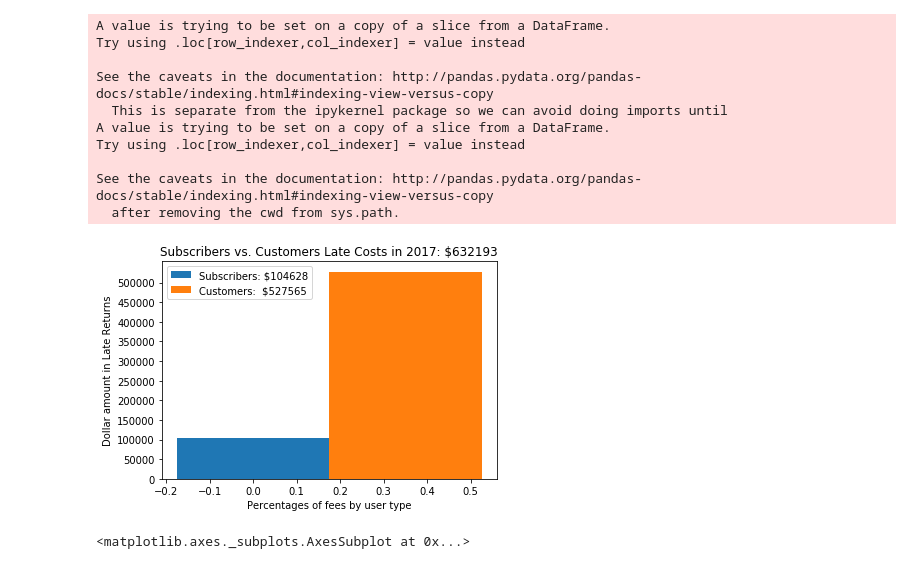
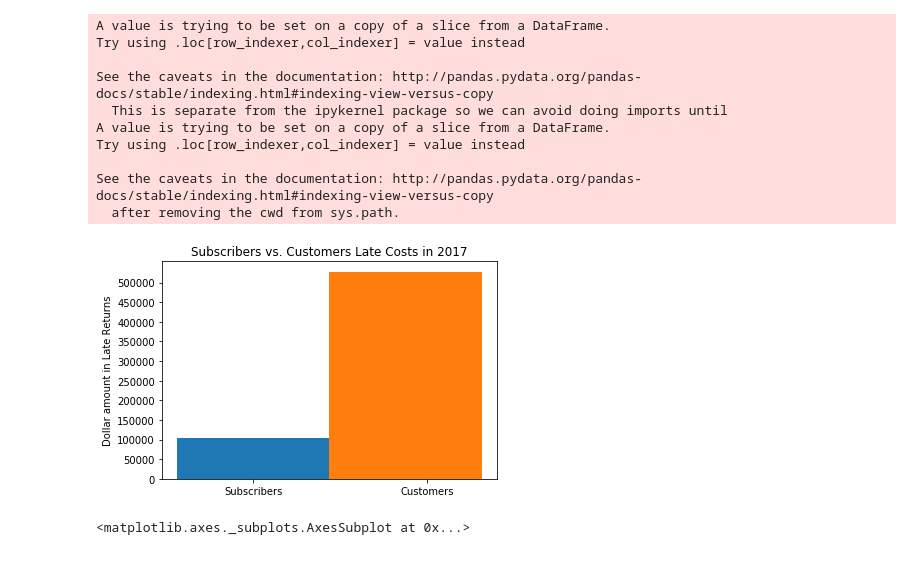
Before and after one commit to jarango-math/fordgo_bike_project, a Jupyter notebook: fundamental_capstone_project.ipynb, the cells around one changed output. Saved outputs shown, nothing was run; the diff lists cells and outputs as text; code cells hidden in the pictures.

```diff
--- a/fundamental_capstone_project.ipynb
+++ b/fundamental_capstone_project.ipynb
@@ -85,33 +81,32 @@ See the caveats in the documentation: http://pandas.pydata.org/pandas-docs/stabl
 # %%
 non_sub_late_income=non_sub_late[['user_type','duration_sec']].groupby('user_type').sum()
 sub_late_income=sub_late[['user_type','duration_sec']].groupby('user_type').sum()
 #divide by 60 to obtain minutes
 non_sub_late_income['duration_sec']=non_sub_late_income['duration_sec']/60
 sub_late_income['duration_sec']=sub_late_income['duration_sec']/60
 #divide by 15 to see the total increments that they went over
 non_sub_late_income['duration_sec']=math.ceil(non_sub_late_income['duration_sec']/15)
 sub_late_income['duration_sec']=math.ceil(sub_late_income['duration_sec']/15)
 # multiply by 3 per 15
 non_sub_late_income['duration_sec']=non_sub_late_income['duration_sec']*3
 sub_late_income['duration_sec']=sub_late_income['duration_sec']*3
 
 N = 1
 ind = np.arange(N)
 width = 0.35
 
 p1 = plt.bar(ind, sub_late_income['duration_sec'], width)
 p2 = plt.bar(ind+width, non_sub_late_income['duration_sec'], width)
 
 plt.ylabel('Dollar amount in Late Returns')
-plt.xlabel('Percentages of fees by user type')
-plt.title('Subscribers vs. Customers Late Costs in 2017: ${}'.format(sub_late_income['duration_sec'][0]+non_sub_late_income['duration_sec'][0]))
+plt.title('Subscribers vs. Customers Late Costs in 2017' )
 #plt.xticks(np.arange(0, 1, step=0.5), ('{}'.format('Subscribers')),'{}'.format('Customers'))
+plt.xticks(np.arange(0, .80, step=0.40), ('Subscribers','Customers'))
 plt.yticks(np.arange(0, 530000,step=50000))
-plt.legend((p1[0], p2[0]), ('Subscribers: ${}'.format(sub_late_income['duration_sec'][0]), 'Customers:  ${}'.format(non_sub_late_income['duration_sec'][0])))
-
 plt.show()
+#change to average latefee
 # %% [output]
-[figure, old version]
+[figure, new version]
 # %%
 df_route=df[['start_station_name','end_station_name','duration_sec']].groupby(['start_station_name','end_station_name']).count().sort_values('duration_sec', ascending=False)
 route_20=df_route.reset_index().head(20)
```
Also changed, not shown: parts of 12 cells of this notebook.
